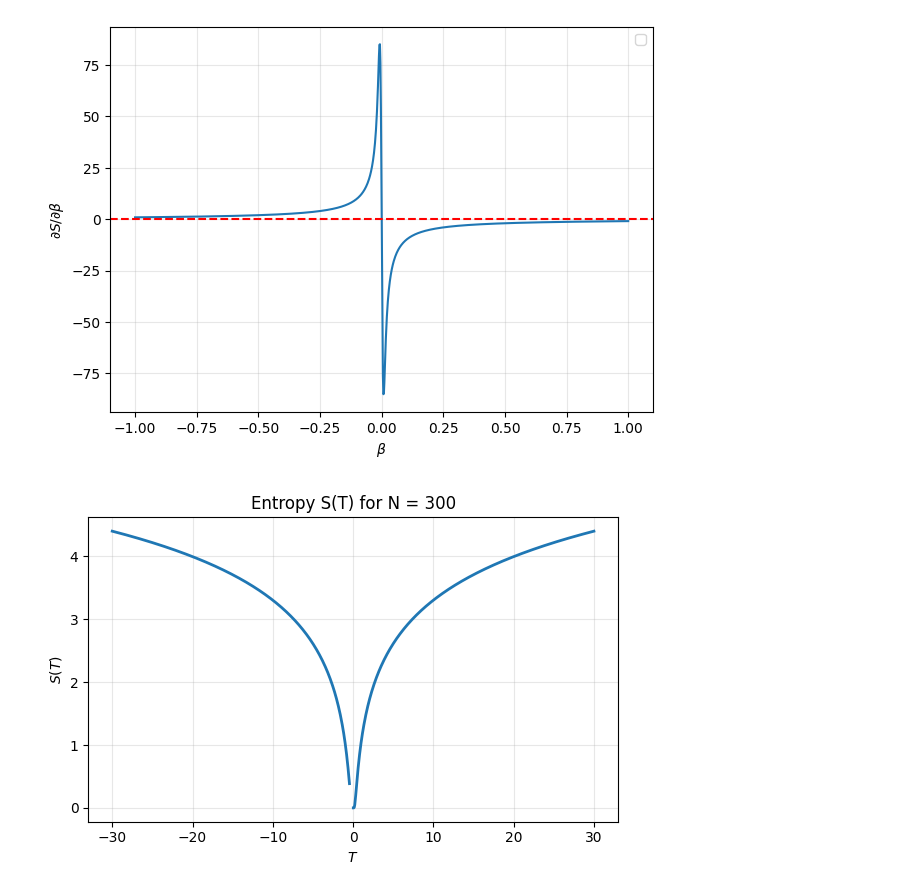
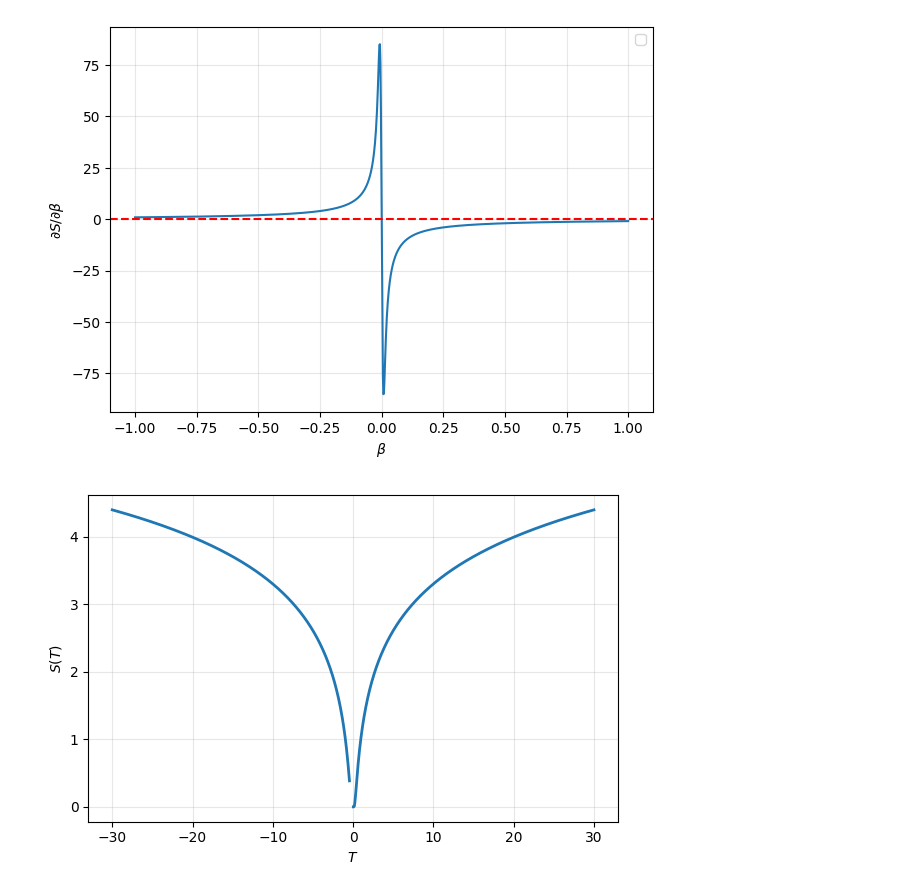
Before and after one commit to pedrolinckm/OQW-Thermodynamics, a Jupyter notebook: thermodynamics_oqw.ipynb, the cells around one changed output. Cells and saved outputs as stored; diff of their text form; code cells hidden in the pictures.

```diff
--- a/thermodynamics_oqw.ipynb
+++ b/thermodynamics_oqw.ipynb
@@ -195,18 +194,17 @@ def entropy_S_T(T: np.ndarray, N: int) -> np.ndarray:
 # %%
 N = 300
 T_vals = np.linspace(-30, 30, 1000)
 
 S_vals_T = entropy_S_T(T_vals, N)
 
 # Plot
 plt.figure(figsize=(6,4))
 plt.plot(T_vals, S_vals_T, linewidth=2)
 plt.xlabel(r"$T$")
 plt.ylabel(r"$S(T)$")
-plt.title(f"Entropy S(T) for N = {N}")
 plt.grid(True, alpha=0.3)
 plt.tight_layout()
 plt.savefig(r"C:\Users\pedro\Documents\GitHub\OQW-Thermo\S_T_plot.pgf")
 plt.show()
 # %% [output]
-[figure, old version]
+[figure, new version]
```
Also changed, not shown: parts of 1 cell of this notebook, 1 other file.
